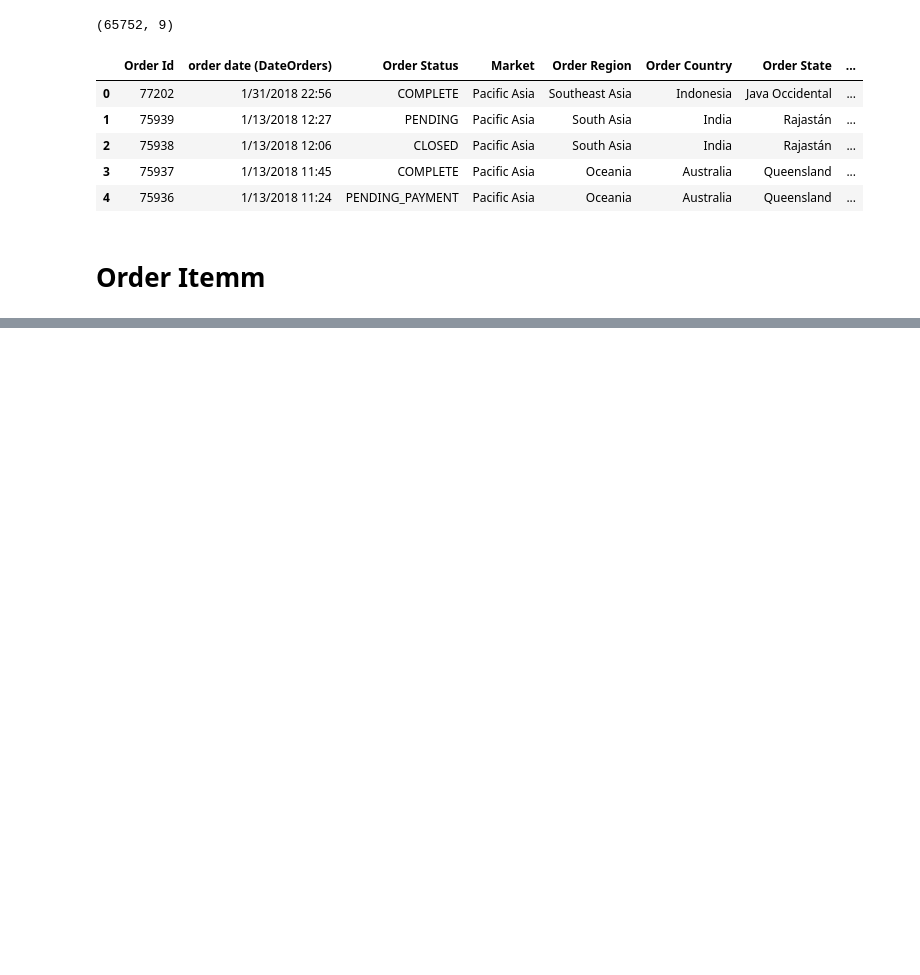
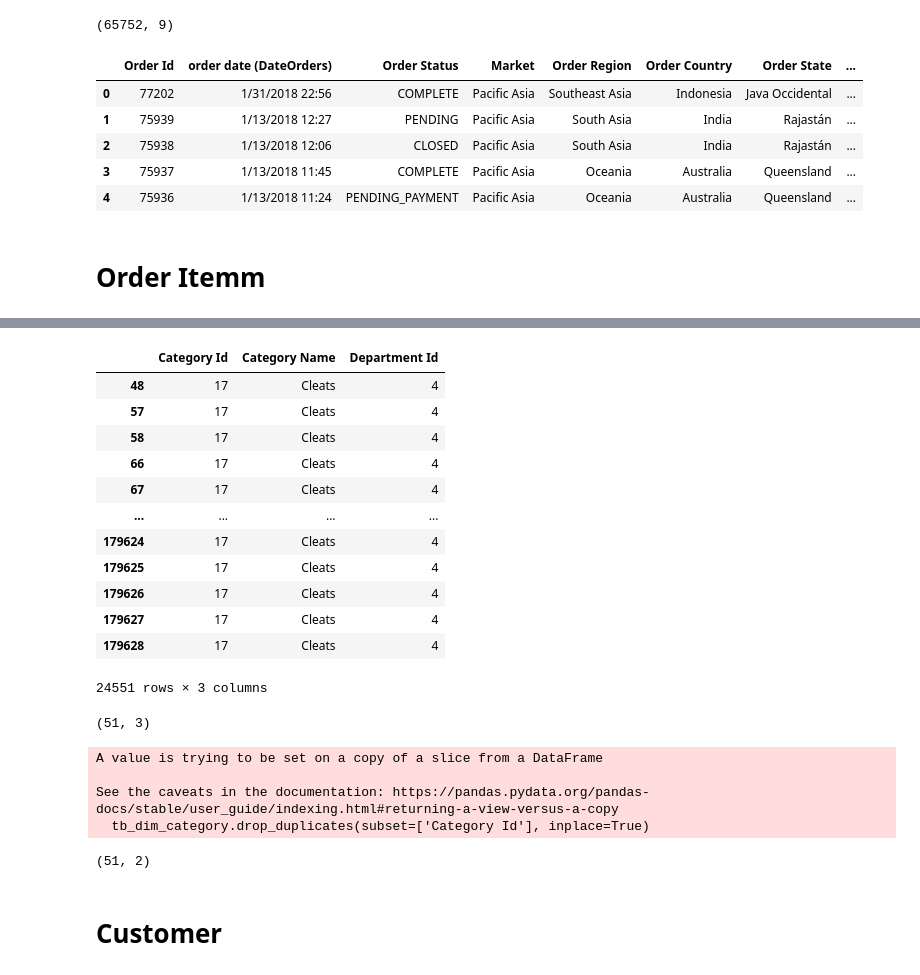
Before and after one commit to marcioGabrielMengali/supplychain, a Jupyter notebook: analysis.ipynb, the cells around one changed output, grey strips where cells are left out. Drawn from its saved outputs; the diff is of its cells as text; code cells hidden in the pictures; blank space fills up the shorter version.

```diff
--- a/analysis.ipynb
+++ b/analysis.ipynb
@@ -262,0 +364,2 @@ tb_dim_order.head()
+# %%
+tb_dim_category = df[['Category Id', 'Category Name', 'Department Id']]
@@ -262,0 +399,16 @@ tb_dim_order.head()
+# %%
+tb_dim_category[tb_dim_category['Category Id'] == 17]
+# %% [output]
+|  | Category Id | Category Name | Department Id |
+| 48 | 17 | Cleats | 4 |
+| 57 | 17 | Cleats | 4 |
+| 58 | 17 | Cleats | 4 |
+| 66 | 17 | Cleats | 4 |
+| 67 | 17 | Cleats | 4 |
+| ... | ... | ... | ... |
+| 179624 | 17 | Cleats | 4 |
+| 179625 | 17 | Cleats | 4 |
+| 179626 | 17 | Cleats | 4 |
+| 179627 | 17 | Cleats | 4 |
+| 179628 | 17 | Cleats | 4 |
+24551 rows × 3 columns
@@ -262,0 +417,17 @@ tb_dim_order.head()
+# %%
+tb_dim_category_grouped.shape
+# %% [output]
+(51, 3)
+# %%
+tb_dim_category.drop_duplicates(subset=['Category Id'], inplace=True)
+# %% [output]
+A value is trying to be set on a copy of a slice from a DataFrame
+
+See the caveats in the documentation: https://pandas.pydata.org/pandas-docs/stable/user_guide/indexing.html#returning-a-view-versus-a-copy
+  tb_dim_category.drop_duplicates(subset=['Category Id'], inplace=True)
+# %%
+tb_dim_category.shape
+# %% [output]
+(51, 2)
+# %% [markdown]
+# Customer
```
Also changed, not shown: parts of 51 cells of this notebook, 9 other files.
